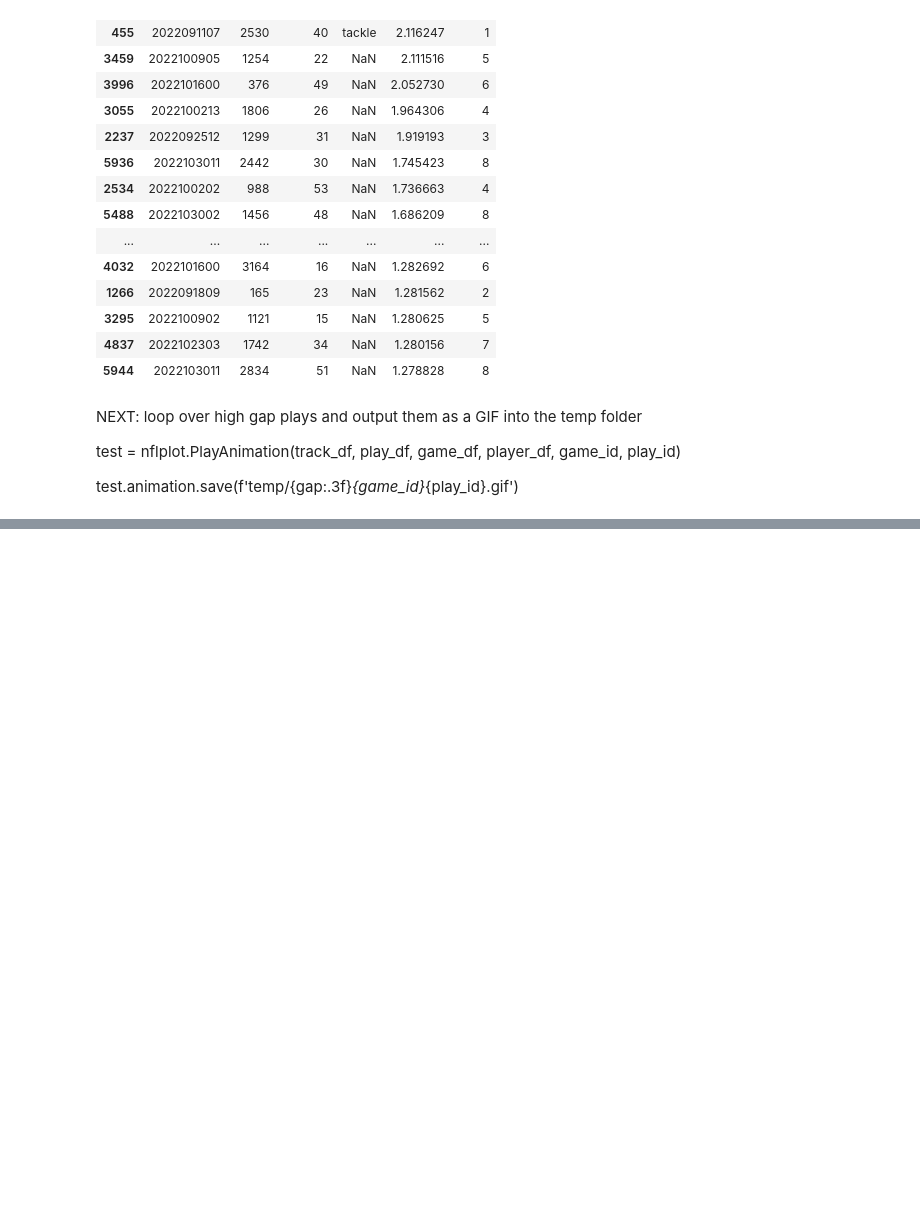
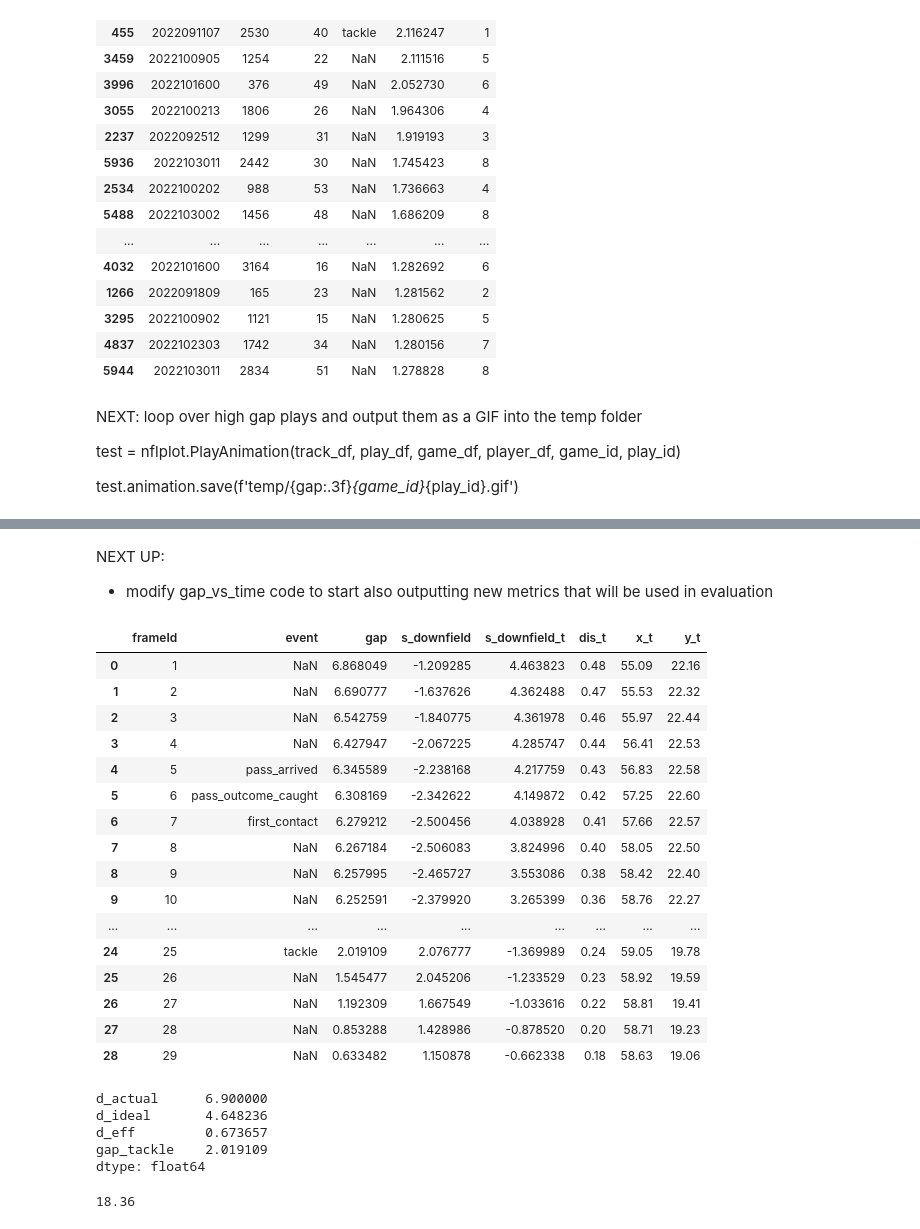
Before and after one commit to pschlais/kaggle_nfl_bdb_2024, a Jupyter notebook: exploration_tackle_events.ipynb, the cells around one changed output, grey strips where cells are left out. Saved outputs shown, nothing was run; the diff lists cells and outputs as text; code cells hidden in the pictures; blank space fills up the shorter version.

Commit message:
workflow to generate intermediate metrics

```diff
--- a/exploration_tackle_events.ipynb
+++ b/exploration_tackle_events.ipynb
@@ -657,0 +684,41 @@ gap at contact point: 2.254883589012969
+# %%
+# does play contain tackle
+playtackle_df = track_df.groupby(['gameId','playId']).apply(play_contains_tackle).reset_index(name='tackle_flag')
+# does play contain qb slide
+playqbslide_df = track_df.groupby(['gameId','playId']).apply(play_contains_qb_slide).reset_index(name='qbslide_flag')
+
+df = (
+    # attach tackle flag
+    track_df
+    .merge(
+        playtackle_df,
+        how='inner',
+        on=['gameId','playId']
+    )
+    # attach qb slide flag
+    .merge(
+        playqbslide_df,
+        how='inner',
+        on=['gameId','playId']
+    )
+    # filter out plays with a qb slide
+    .query('tackle_flag==True & qbslide_flag==False')
+    # join with tackle data for solo tackle plays
+    .merge(
+        tackle_df.groupby(['gameId','playId']).sum().query('tackle==1 & assist==0').reset_index()[['gameId','playId']],
+        how='inner',
+        on=['gameId','playId']
+    )
+    # # attach tracking data back onto plays after filter
+    # .merge(
+    #     track_df,
+    #     how='inner',
+    #     on=['gameId','playId']
+    # )
+    # calculate gap info
+    .groupby(['gameId','playId'])
+    .apply(get_frame_ids, play_df, tackle_df)
+    .reset_index()
+)
+
+print(f'week: {w}, len: {len(df)}')
@@ -657,0 +796,3 @@ gap at contact point: 2.254883589012969
+# %% [markdown]
+NEXT UP:
+* modify gap_vs_time code to start also outputting new metrics that will be used in evaluation
@@ -657,0 +876,34 @@ gap at contact point: 2.254883589012969
+# %%
+x = get_tackle_components_vs_time(nflutil.transform_tracking_data(all_track_df.query(f'gameId=={game_id} & playId=={play_id}')), play_df, tackle_df)
+x
+# %% [output]
+|  | frameId | event | gap | s_downfield | s_downfield_t | dis_t | x_t | y_t |
+| 0 | 1 | NaN | 6.868049 | -1.209285 | 4.463823 | 0.48 | 55.09 | 22.16 |
+| 1 | 2 | NaN | 6.690777 | -1.637626 | 4.362488 | 0.47 | 55.53 | 22.32 |
+| 2 | 3 | NaN | 6.542759 | -1.840775 | 4.361978 | 0.46 | 55.97 | 22.44 |
+| 3 | 4 | NaN | 6.427947 | -2.067225 | 4.285747 | 0.44 | 56.41 | 22.53 |
+| 4 | 5 | pass_arrived | 6.345589 | -2.238168 | 4.217759 | 0.43 | 56.83 | 22.58 |
+| 5 | 6 | pass_outcome_caught | 6.308169 | -2.342622 | 4.149872 | 0.42 | 57.25 | 22.60 |
+| 6 | 7 | first_contact | 6.279212 | -2.500456 | 4.038928 | 0.41 | 57.66 | 22.57 |
+| 7 | 8 | NaN | 6.267184 | -2.506083 | 3.824996 | 0.40 | 58.05 | 22.50 |
+| 8 | 9 | NaN | 6.257995 | -2.465727 | 3.553086 | 0.38 | 58.42 | 22.40 |
+| 9 | 10 | NaN | 6.252591 | -2.379920 | 3.265399 | 0.36 | 58.76 | 22.27 |
+| ... | ... | ... | ... | ... | ... | ... | ... | ... |
+| 24 | 25 | tackle | 2.019109 | 2.076777 | -1.369989 | 0.24 | 59.05 | 19.78 |
+| 25 | 26 | NaN | 1.545477 | 2.045206 | -1.233529 | 0.23 | 58.92 | 19.59 |
+| 26 | 27 | NaN | 1.192309 | 1.667549 | -1.033616 | 0.22 | 58.81 | 19.41 |
+| 27 | 28 | NaN | 0.853288 | 1.428986 | -0.878520 | 0.20 | 58.71 | 19.23 |
+| 28 | 29 | NaN | 0.633482 | 1.150878 | -0.662338 | 0.18 | 58.63 | 19.06 |
+# %%
+y = get_tackle_metrics(nflutil.transform_tracking_data(all_track_df.query(f'gameId=={game_id} & playId=={play_id}')), play_df, tackle_df)
+y
+# %% [output]
+d_actual      6.900000
+d_ideal       4.648236
+d_eff         0.673657
+gap_tackle    2.019109
+dtype: float64
+# %%
+x.dis_t.loc[(x.frameId > 6) & (x.frameId <= 36)].sum()
+# %% [output]
+18.36
```
Also changed, not shown: parts of 19 cells of this notebook, 3 other files.
